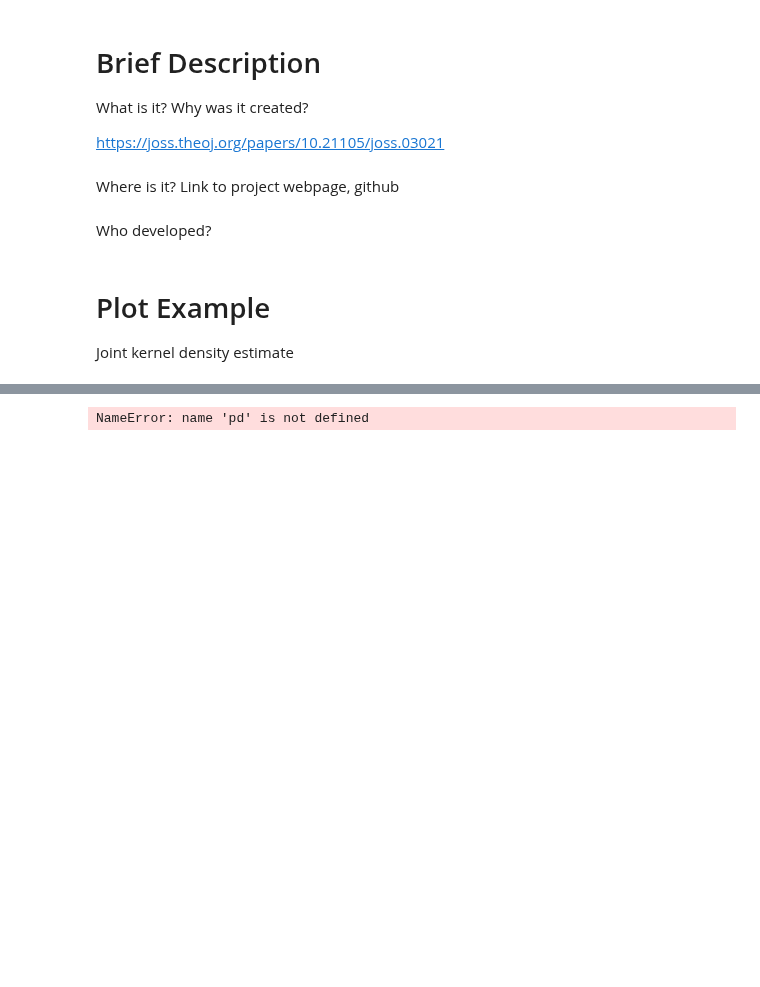
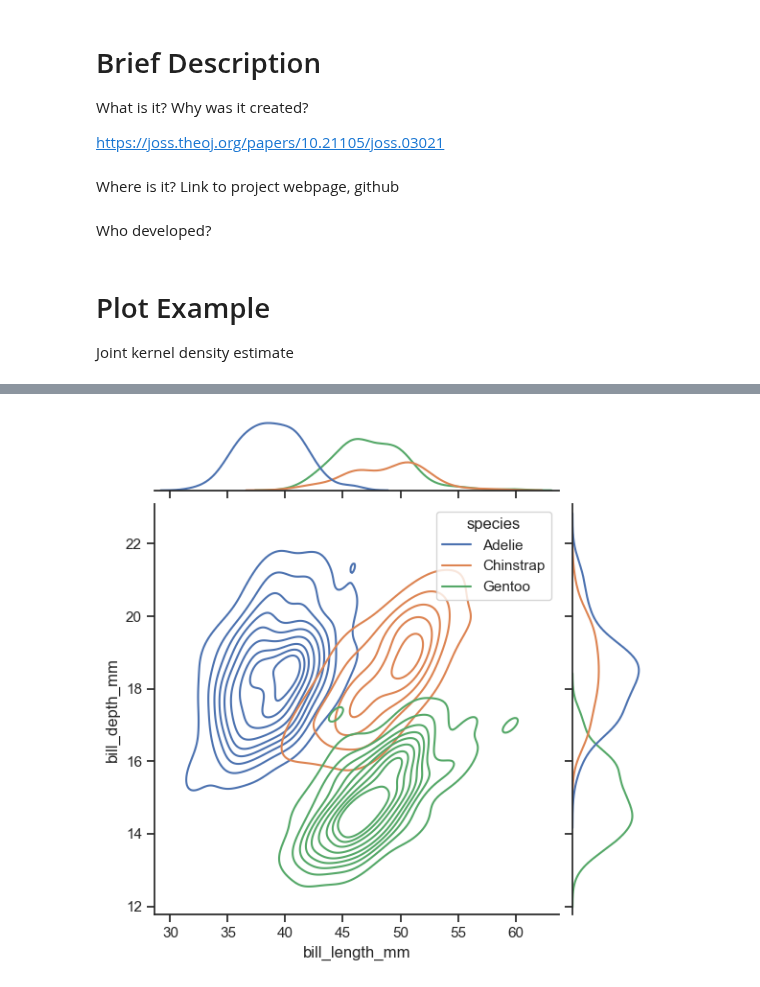
Before and after one commit to saingersoll/squirrel-gurlz, a Jupyter notebook: nbs/soapy.ipynb, the cells around one changed output, grey strips where cells are left out. Saved outputs shown, nothing was run; the diff lists cells and outputs as text; code cells hidden in the pictures; blank space fills up the shorter version.

```diff
--- a/nbs/soapy.ipynb
+++ b/nbs/soapy.ipynb
@@ -35,17 +101,15 @@ KeyError: 'Park Name'
 # %%
 import seaborn as sns
-squirrels = pd.read_csv('../data/2018_Central_Park_Squirrel_Census_-_Squirrel_Data.csv')
 sns.set_theme(style="ticks")
 
 # Load the penguins dataset
-squirrels = sns.load_dataset("squirrels")
-noises = squirrels[['Kuks', 'Quaas', 'Moans']]
+penguins = sns.load_dataset("penguins")
 
 # Show the joint distribution using kernel density estimation
 g = sns.jointplot(
-    data=squirrels,
-    x="noises", y="Hectar Squirrel Number", hue="Location",
+    data=penguins,
+    x="bill_length_mm", y="bill_depth_mm", hue="species",
     kind="kde",
 )
 # %% [output]
-NameError: name 'pd' is not defined
+[figure, added]
```
Also changed, not shown: parts of 7 cells of this notebook.
